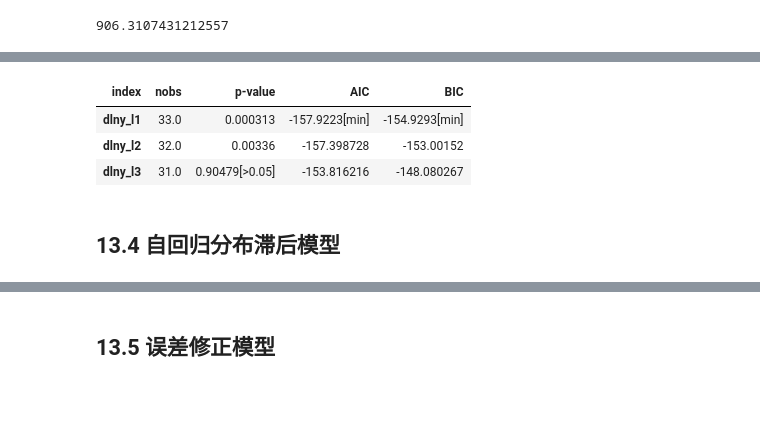
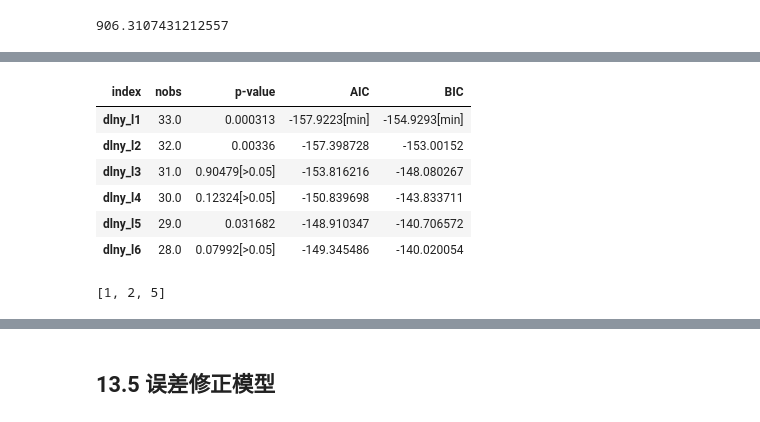
Before and after one commit to watalo/eco-stats, a Jupyter notebook: Econometrics_cq/1_Code/Ch13_平稳时间序列.ipynb, the cells around one changed output, grey strips where cells are left out. Cells and saved outputs as stored; diff of their text form; code cells hidden in the pictures; blank space fills up the shorter version.

Commit message:
ar_select_order & ch13.4

```diff
--- a/Econometrics_cq/1_Code/Ch13_平稳时间序列.ipynb
+++ b/Econometrics_cq/1_Code/Ch13_平稳时间序列.ipynb
@@ -150,13 +169,22 @@ resid
 # %%
 from cq import estimate_p
 
 data = data[data.index< 2013]
-df = estimate_p(data, 'dlny', 3)
+df = estimate_p(data, 'dlny', 6)
 df
 # %% [output]
 | index | nobs | p-value | AIC | BIC |
 | dlny_l1 | 33.0 | 0.000313 | -157.9223[min] | -154.9293[min] |
 | dlny_l2 | 32.0 | 0.00336 | -157.398728 | -153.00152 |
 | dlny_l3 | 31.0 | 0.90479[>0.05] | -153.816216 | -148.080267 |
+| dlny_l4 | 30.0 | 0.12324[>0.05] | -150.839698 | -143.833711 |
+| dlny_l5 | 29.0 | 0.031682 | -148.910347 | -140.706572 |
+| dlny_l6 | 28.0 | 0.07992[>0.05] | -149.345486 | -140.020054 |
-# %% [markdown]
-## 13.4 自回归分布滞后模型
+# %%
+from statsmodels.tsa.ar_model import ar_select_order
+
+mod = ar_select_order(data['dlny'], maxlag=6
+                      ,ic='bic',glob=True)
+print(mod.ar_lags)
+# %% [output]
+[1, 2, 5]
```
Also changed, not shown: parts of 11 cells of this notebook, 2 other files.
